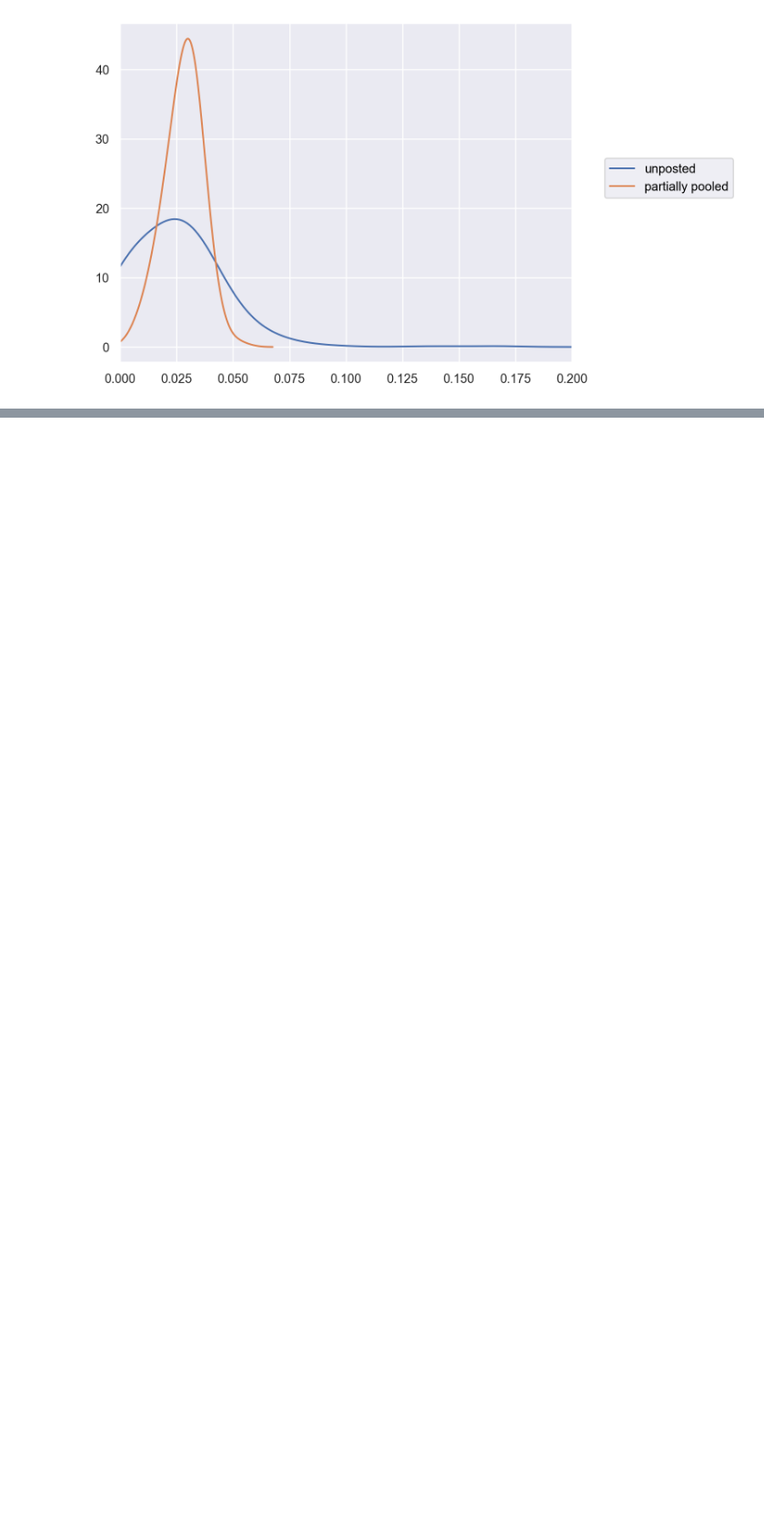
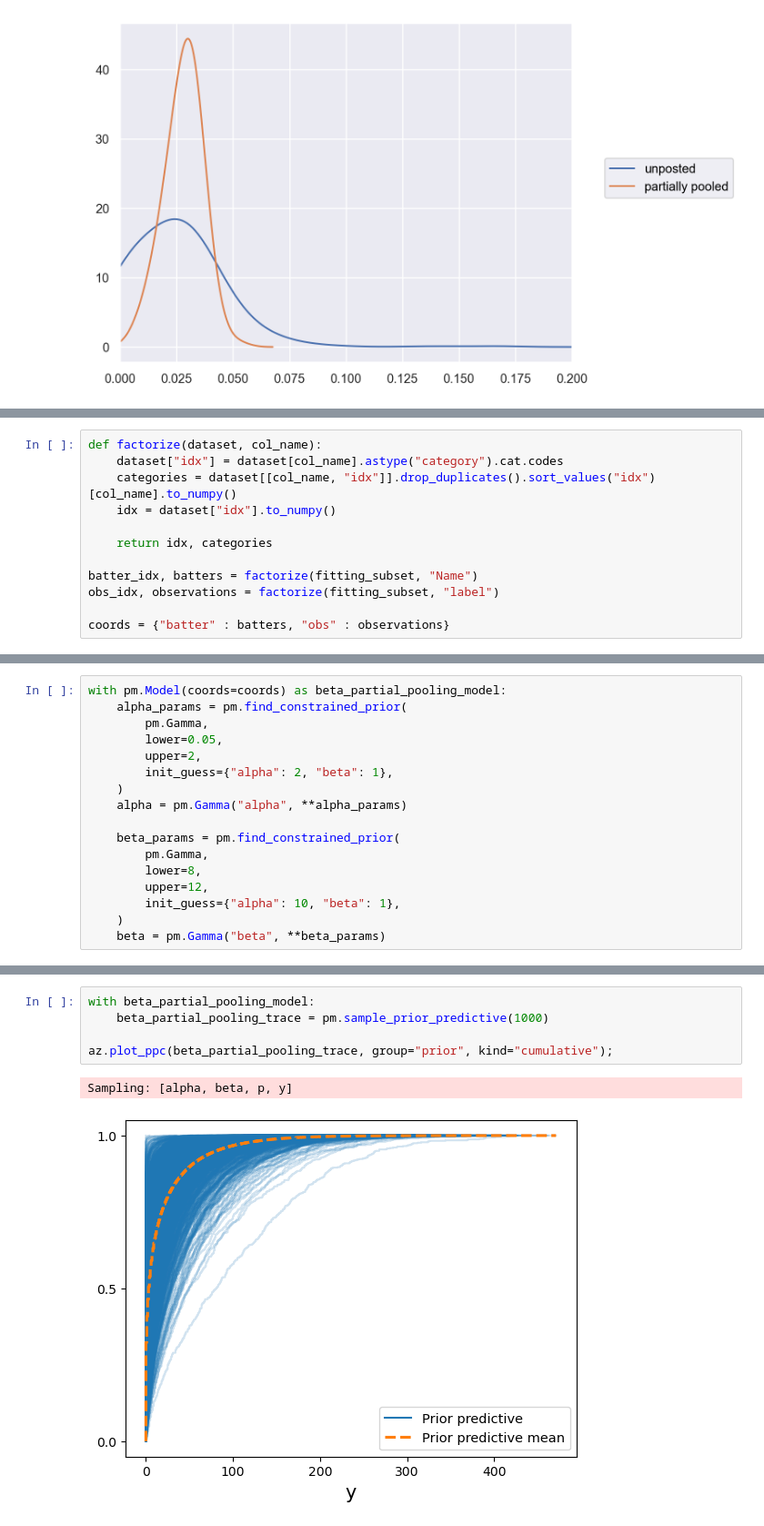
Before and after one commit to jvminkim/hitting-25, a Jupyter notebook: scripts/baseline_models.ipynb, the cells around one changed output, grey strips where cells are left out. Shown at 91% size. Cells and saved outputs as stored; diff of their text form; blank space fills up the shorter version.

Commit message:
Pooling done, hierarchical started

```diff
--- a/scripts/baseline_models.ipynb
+++ b/scripts/baseline_models.ipynb
@@ -300 +300,13 @@ p_i ~ Beta(\alpha, \beta)
 $$
+# %%
+def factorize(dataset, col_name):
+    dataset["idx"] = dataset[col_name].astype("category").cat.codes
+    categories = dataset[[col_name, "idx"]].drop_duplicates().sort_values("idx")[col_name].to_numpy()
+    idx = dataset["idx"].to_numpy()
+
+    return idx, categories
+
+batter_idx, batters = factorize(fitting_subset, "Name")
+obs_idx, observations = factorize(fitting_subset, "label")
+
+coords = {"batter" : batters, "obs" : observations}
@@ -300,0 +333,17 @@ $$
+# %%
+with pm.Model(coords=coords) as beta_partial_pooling_model:
+    alpha_params = pm.find_constrained_prior(
+        pm.Gamma,
+        lower=0.05,
+        upper=2,
+        init_guess={"alpha": 2, "beta": 1},
+    )
+    alpha = pm.Gamma("alpha", **alpha_params)
+
+    beta_params = pm.find_constrained_prior(
+        pm.Gamma,
+        lower=8,
+        upper=12,
+        init_guess={"alpha": 10, "beta": 1},
+    )
+    beta = pm.Gamma("beta", **beta_params)
@@ -300,0 +362,8 @@ $$
+# %%
+with beta_partial_pooling_model:
+    beta_partial_pooling_trace = pm.sample_prior_predictive(1000)
+
+az.plot_ppc(beta_partial_pooling_trace, group="prior", kind="cumulative");
+# %% [output]
+Sampling: [alpha, beta, p, y]
+[figure, added]
```
Also changed, not shown: parts of 24 cells of this notebook.
